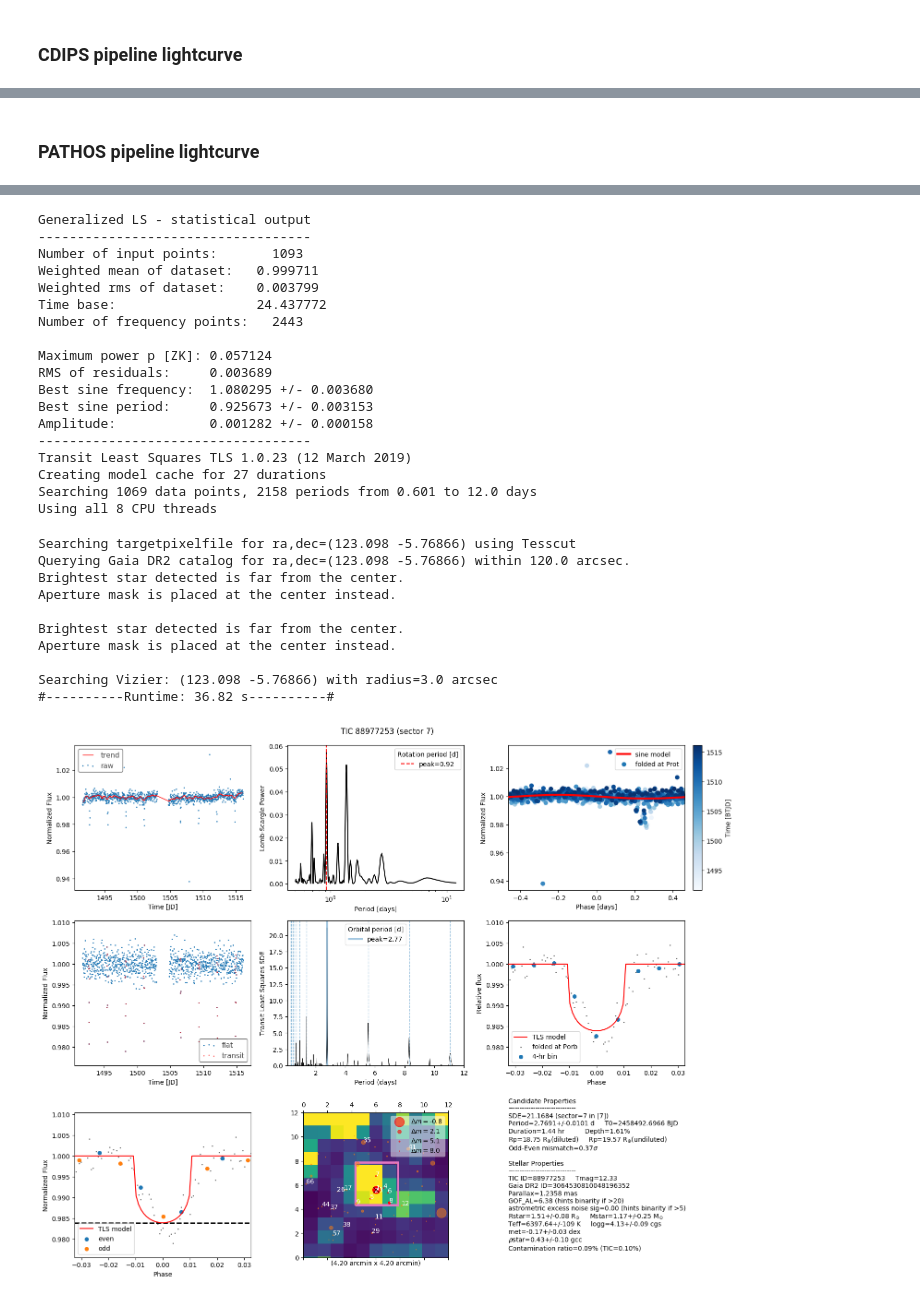
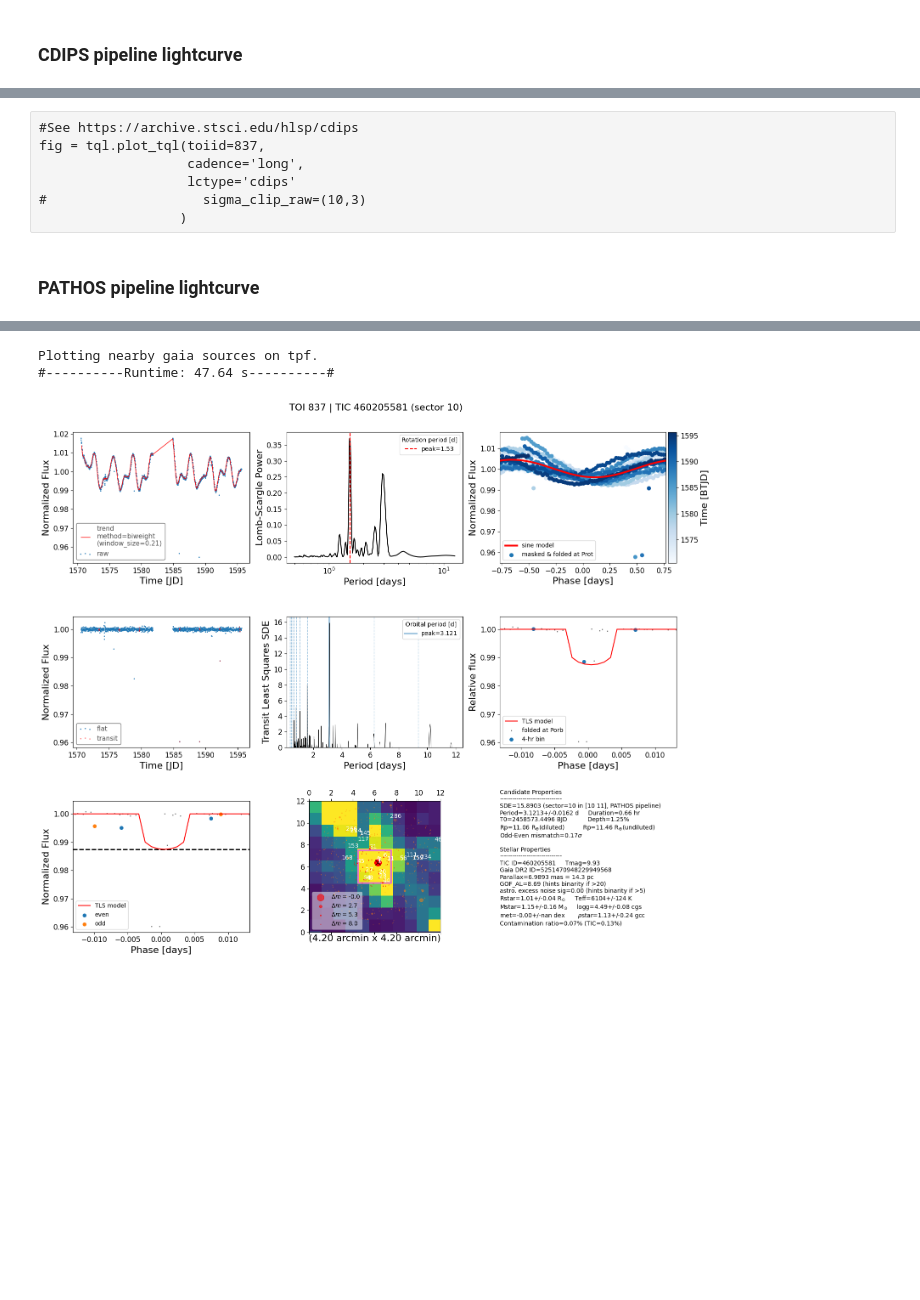
Before and after one commit to jpdeleon/tql, a Jupyter notebook: notebooks/examples.ipynb, the cells around one changed output, grey strips where cells are left out. Cells and saved outputs as stored; diff of their text form; code cells hidden in the pictures; blank space fills up the shorter version.

```diff
--- a/notebooks/examples.ipynb
+++ b/notebooks/examples.ipynb
@@ -232,8 +149,17 @@ Searching Vizier: (123.098 -5.76866) with radius=3.0 arcsec
+# %% [raw]
+#See https://archive.stsci.edu/hlsp/cdips
+fig = tql.plot_tql(toiid=837,
+                   cadence='long',
+                   lctype='cdips'
+#                    sigma_clip_raw=(10,3)
+                  )
 # %% [markdown]
 ### PATHOS pipeline lightcurve
 # %%
 #See https://archive.stsci.edu/hlsp/pathos
-fig = tql.plot_tql(ticid=88977253, cadence='long',
-                   lctype='pathos', sigma=(10,3)
+fig = tql.plot_tql(toiid=837,
+                   cadence='long',
+                   lctype='pathos',
+#                    sigma_clip_raw=(10,3)
                   )
 # %% [output]
@@ -252,29 +183,3 @@ Aperture mask is placed at the center instead.
-Generalized LS - statistical output
------------------------------------
-Number of input points:       1093
-Weighted mean of dataset:   0.999711
-Weighted rms of dataset:    0.003799
-Time base:                  24.437772
-Number of frequency points:   2443
-
-Maximum power p [ZK]: 0.057124
-RMS of residuals:     0.003689
-Best sine frequency:  1.080295 +/- 0.003680
-Best sine period:     0.925673 +/- 0.003153
-Amplitude:            0.001282 +/- 0.000158
------------------------------------
-Transit Least Squares TLS 1.0.23 (12 March 2019)
-Creating model cache for 27 durations
-Searching 1069 data points, 2158 periods from 0.601 to 12.0 days
-Using all 8 CPU threads
+Plotting nearby gaia sources on tpf.
+#----------Runtime: 47.64 s----------#
-Searching targetpixelfile for ra,dec=(123.098 -5.76866) using Tesscut
-Querying Gaia DR2 catalog for ra,dec=(123.098 -5.76866) within 120.0 arcsec.
-Brightest star detected is far from the center.
-Aperture mask is placed at the center instead.
-
-Brightest star detected is far from the center.
-Aperture mask is placed at the center instead.
-
-Searching Vizier: (123.098 -5.76866) with radius=3.0 arcsec
-#----------Runtime: 36.82 s----------#
-[figure, old version]
+[figure, new version]
```
Also changed, not shown: parts of 8 cells of this notebook, 6 other files.
